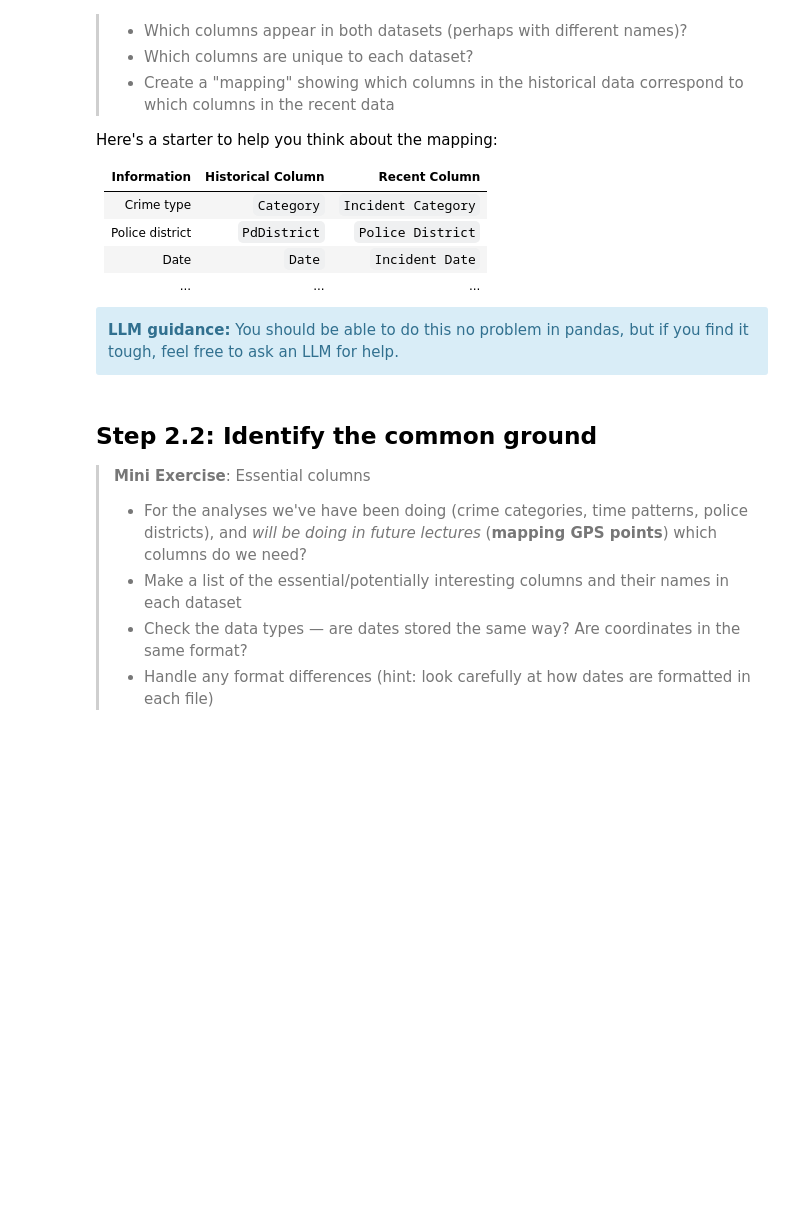
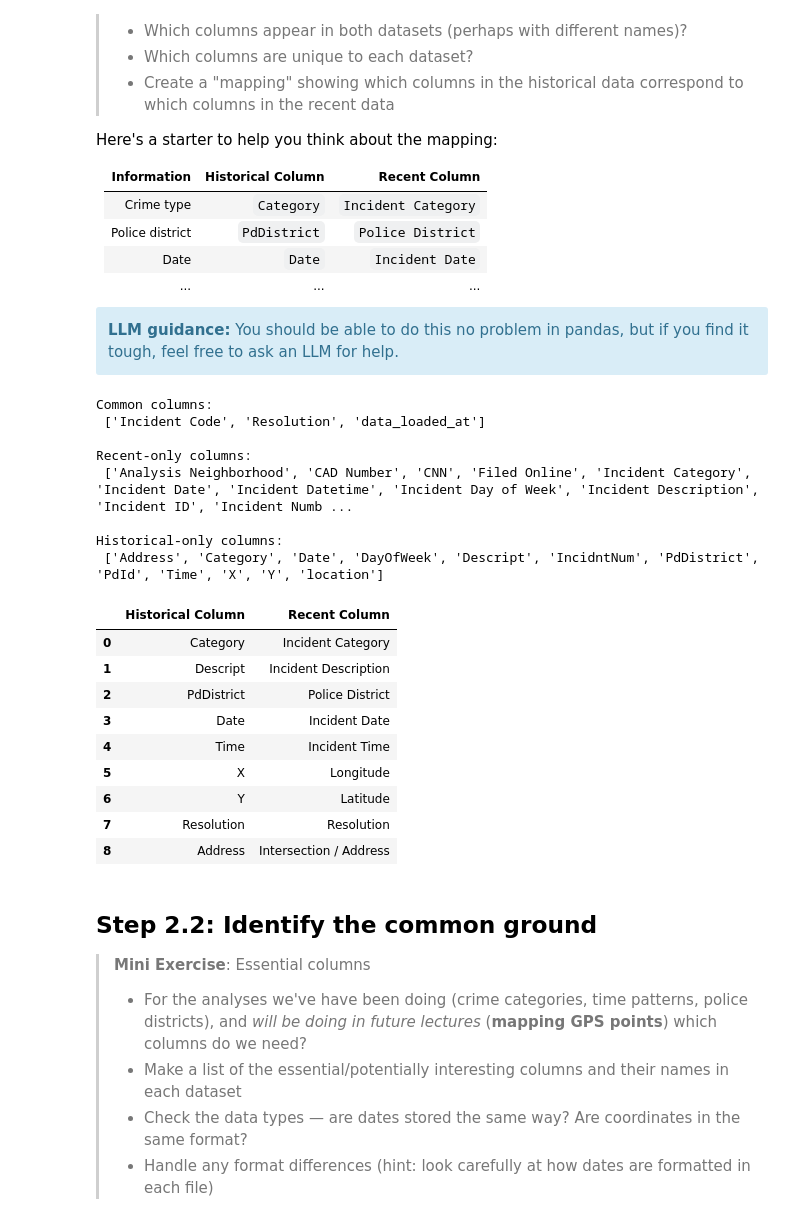
Before and after one commit to DenizIsikli/02806-SocialDataAnalysisAndVisualization, a Jupyter notebook: src/Exercises/Week2.ipynb, the cells around one changed output. Cells and saved outputs as stored; diff of their text form; code cells hidden in the pictures; blank space fills up the shorter version.

```diff
--- a/src/Exercises/Week2.ipynb
+++ b/src/Exercises/Week2.ipynb
@@ -73,6 +73,68 @@ Here's a starter to help you think about the mapping:
 <div class="alert alert-block alert-info">
 <b>LLM guidance:</b> You should be able to do this no problem in pandas, but if you find it tough, feel free to ask an LLM for help.
 </div>
+# %%
+# --- Step 2.1: The Category Problem ---
+
+import pandas as pd
+
+# Load recent dataset (from Week 1 cleaning step if already loaded)
+recent_path = "../../dataset/Week1/Police_Department_Incident_Reports__2018_to_Present_20260203.csv"
+historical_path = "../../dataset/Week2/Police_Department_Incident_Reports__Historical_2003_to_May_2018_20260212.csv"
+
+df_recent = pd.read_csv(recent_path, nrows=5)
+df_historical = pd.read_csv(historical_path, nrows=5)
+
+# Examine columns
+recent_cols = set(df_recent.columns)
+historical_cols = set(df_historical.columns)
+
+common_cols = recent_cols.intersection(historical_cols)
+recent_only = recent_cols - historical_cols
+historical_only = historical_cols - recent_cols
+
+print("Common columns:\n", sorted(common_cols))
+print("\nRecent-only columns:\n", sorted(recent_only))
+print("\nHistorical-only columns:\n", sorted(historical_only))
+
+# Manual mapping based on schema inspection
+column_mapping = {
+    "Category": "Incident Category",
+    "Descript": "Incident Description",
+    "PdDistrict": "Police District",
+    "Date": "Incident Date",
+    "Time": "Incident Time",
+    "X": "Longitude",
+    "Y": "Latitude",
+    "Resolution": "Resolution",
+    "Address": "Intersection / Address",
+}
+
+mapping_df = pd.DataFrame(
+    column_mapping.items(),
+    columns=["Historical Column", "Recent Column"]
+)
+
+mapping_df
+# %% [output]
+Common columns:
+ ['Incident Code', 'Resolution', 'data_loaded_at']
+
+Recent-only columns:
+ ['Analysis Neighborhood', 'CAD Number', 'CNN', 'Filed Online', 'Incident Category', 'Incident Date', 'Incident Datetime', 'Incident Day of Week', 'Incident Description', 'Incident ID', 'Incident Numb ...
+
+Historical-only columns:
+ ['Address', 'Category', 'Date', 'DayOfWeek', 'Descript', 'IncidntNum', 'PdDistrict', 'PdId', 'Time', 'X', 'Y', 'location']
+|  | Historical Column | Recent Column |
+| 0 | Category | Incident Category |
+| 1 | Descript | Incident Description |
+| 2 | PdDistrict | Police District |
+| 3 | Date | Incident Date |
+| 4 | Time | Incident Time |
+| 5 | X | Longitude |
+| 6 | Y | Latitude |
+| 7 | Resolution | Resolution |
+| 8 | Address | Intersection / Address |
 # %% [markdown]
 ## Step 2.2: Identify the common ground
 
```
Also changed, not shown: parts of 9 cells of this notebook.
